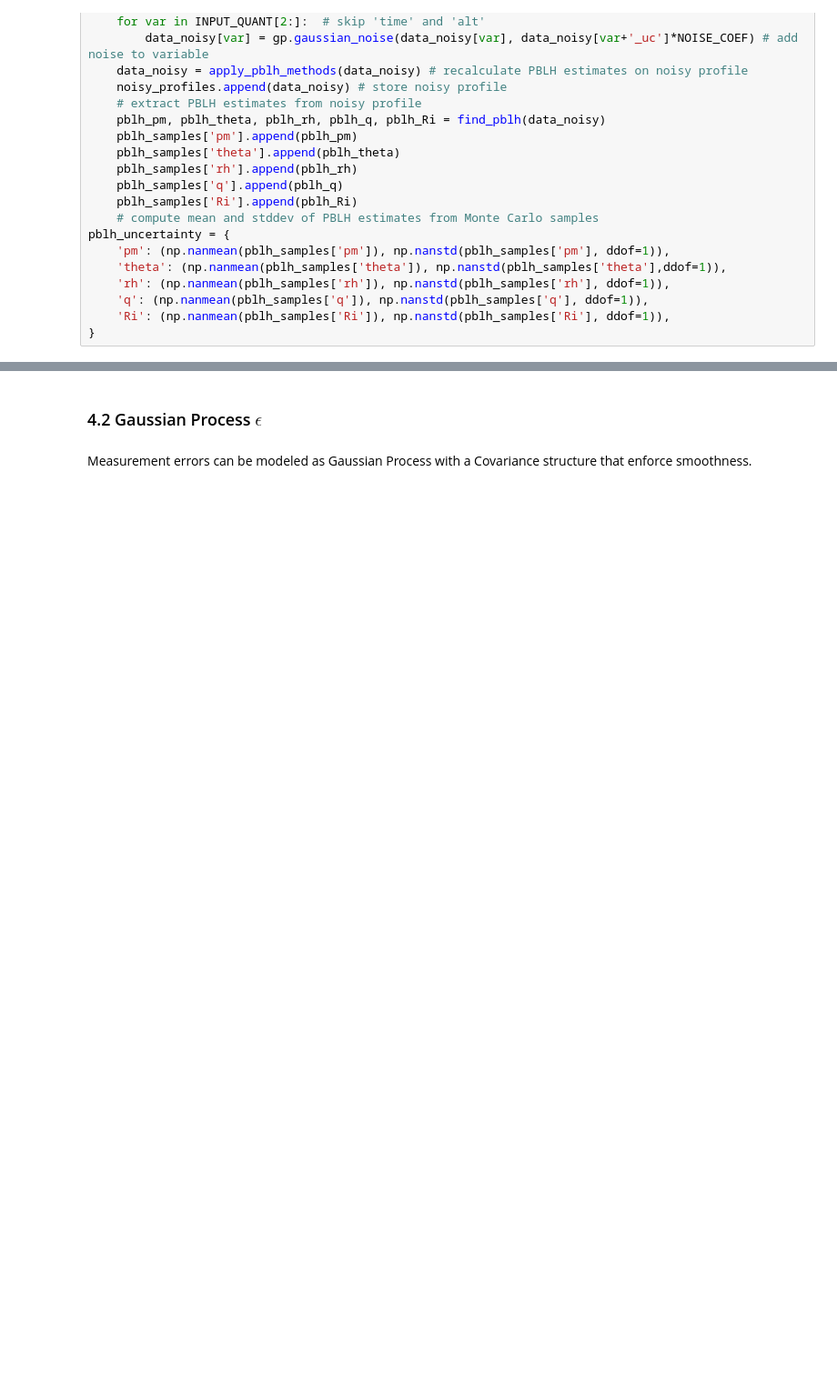
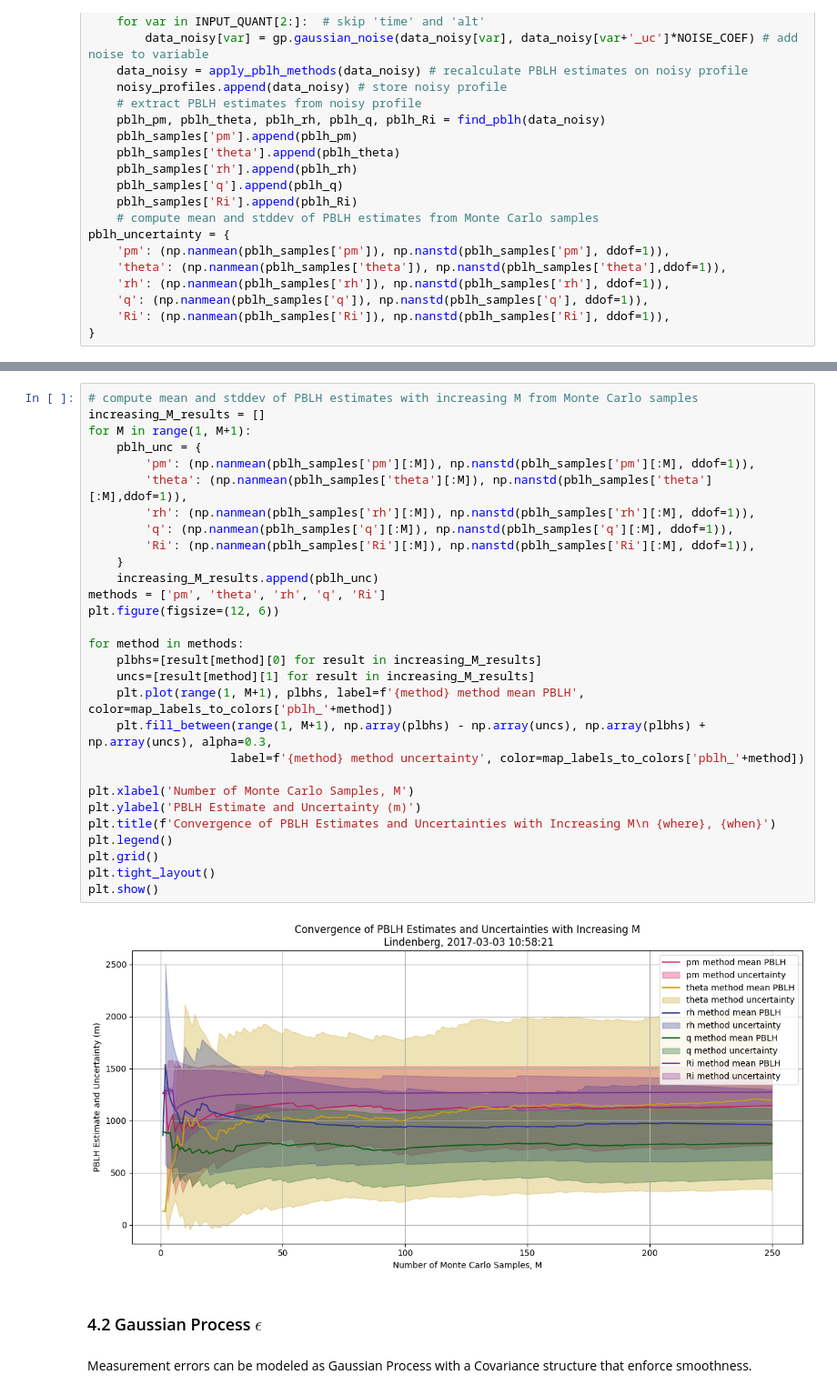
Before and after one commit to TommasoLocatelli/GRUAN_EDA, a Jupyter notebook: code_examples/pblg_unc_gp.ipynb, the cells around one changed output, grey strips where cells are left out. Shown at 91% size. Drawn from its saved outputs; the diff is of its cells as text; blank space fills up the shorter version.

```diff
--- a/code_examples/pblg_unc_gp.ipynb
+++ b/code_examples/pblg_unc_gp.ipynb
@@ -464,3 +622,34 @@ plt.show()
+# %%
+# compute mean and stddev of PBLH estimates with increasing M from Monte Carlo samples
+increasing_M_results = []
+for M in range(1, M+1):
+    pblh_unc = {
+        'pm': (np.nanmean(pblh_samples['pm'][:M]), np.nanstd(pblh_samples['pm'][:M], ddof=1)),
+        'theta': (np.nanmean(pblh_samples['theta'][:M]), np.nanstd(pblh_samples['theta'][:M],ddof=1)),
+        'rh': (np.nanmean(pblh_samples['rh'][:M]), np.nanstd(pblh_samples['rh'][:M], ddof=1)),
+        'q': (np.nanmean(pblh_samples['q'][:M]), np.nanstd(pblh_samples['q'][:M], ddof=1)),
+        'Ri': (np.nanmean(pblh_samples['Ri'][:M]), np.nanstd(pblh_samples['Ri'][:M], ddof=1)),
+    }
+    increasing_M_results.append(pblh_unc)
+methods = ['pm', 'theta', 'rh', 'q', 'Ri']
+plt.figure(figsize=(12, 6))
+
+for method in methods:
+    plbhs=[result[method][0] for result in increasing_M_results]
+    uncs=[result[method][1] for result in increasing_M_results]
+    plt.plot(range(1, M+1), plbhs, label=f'{method} method mean PBLH', color=map_labels_to_colors['pblh_'+method])
+    plt.fill_between(range(1, M+1), np.array(plbhs) - np.array(uncs), np.array(plbhs) + np.array(uncs), alpha=0.3,
+                    label=f'{method} method uncertainty', color=map_labels_to_colors['pblh_'+method])
+
+plt.xlabel('Number of Monte Carlo Samples, M')
+plt.ylabel('PBLH Estimate and Uncertainty (m)')
+plt.title(f'Convergence of PBLH Estimates and Uncertainties with Increasing M\n {where}, {when}')
+plt.legend()
+plt.grid()
+plt.tight_layout()
+plt.show()
+# %% [output]
+[figure, added]
 # %% [markdown]
 ### 4.2 Gaussian Process $\epsilon$
 # %% [markdown]
```
Also changed, not shown: parts of 19 cells of this notebook, 3 other files.
